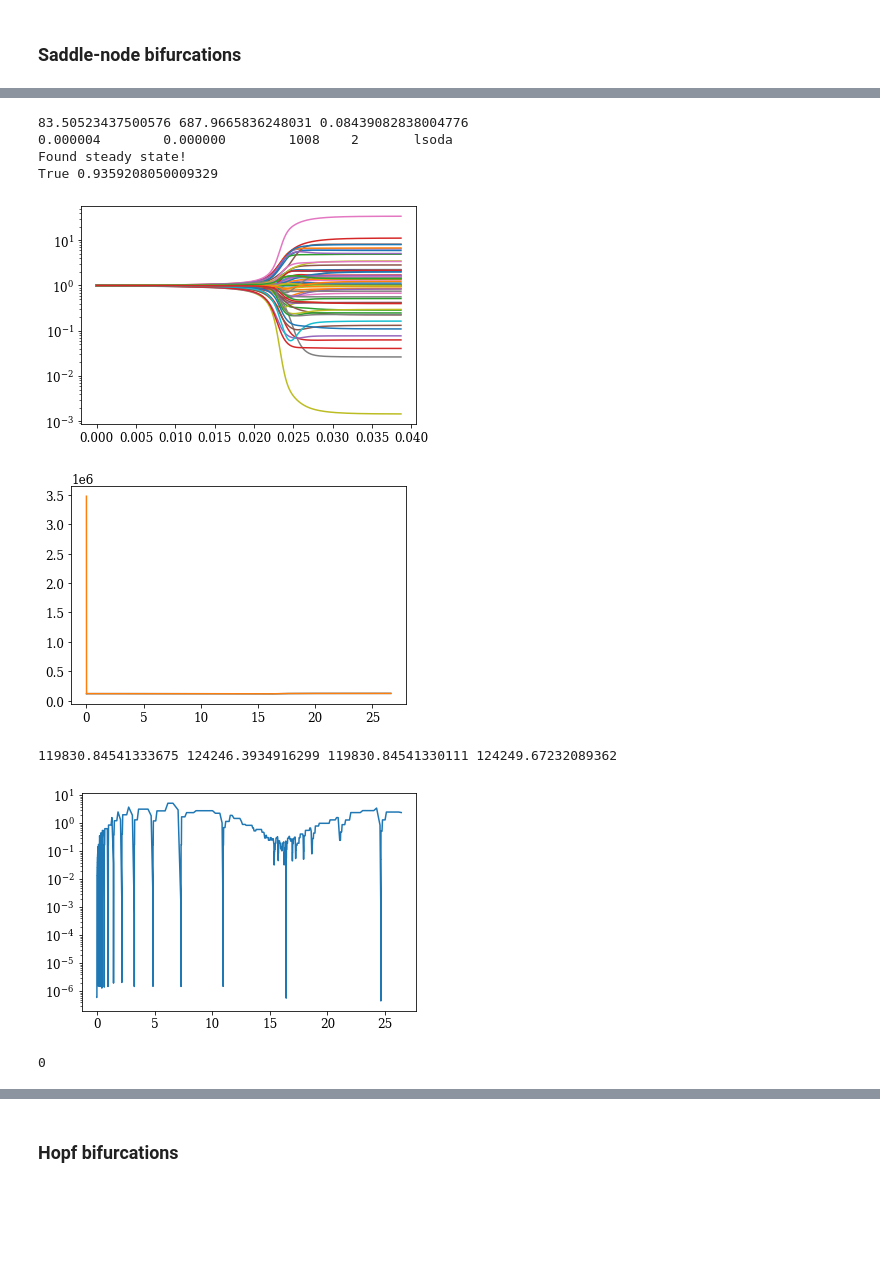
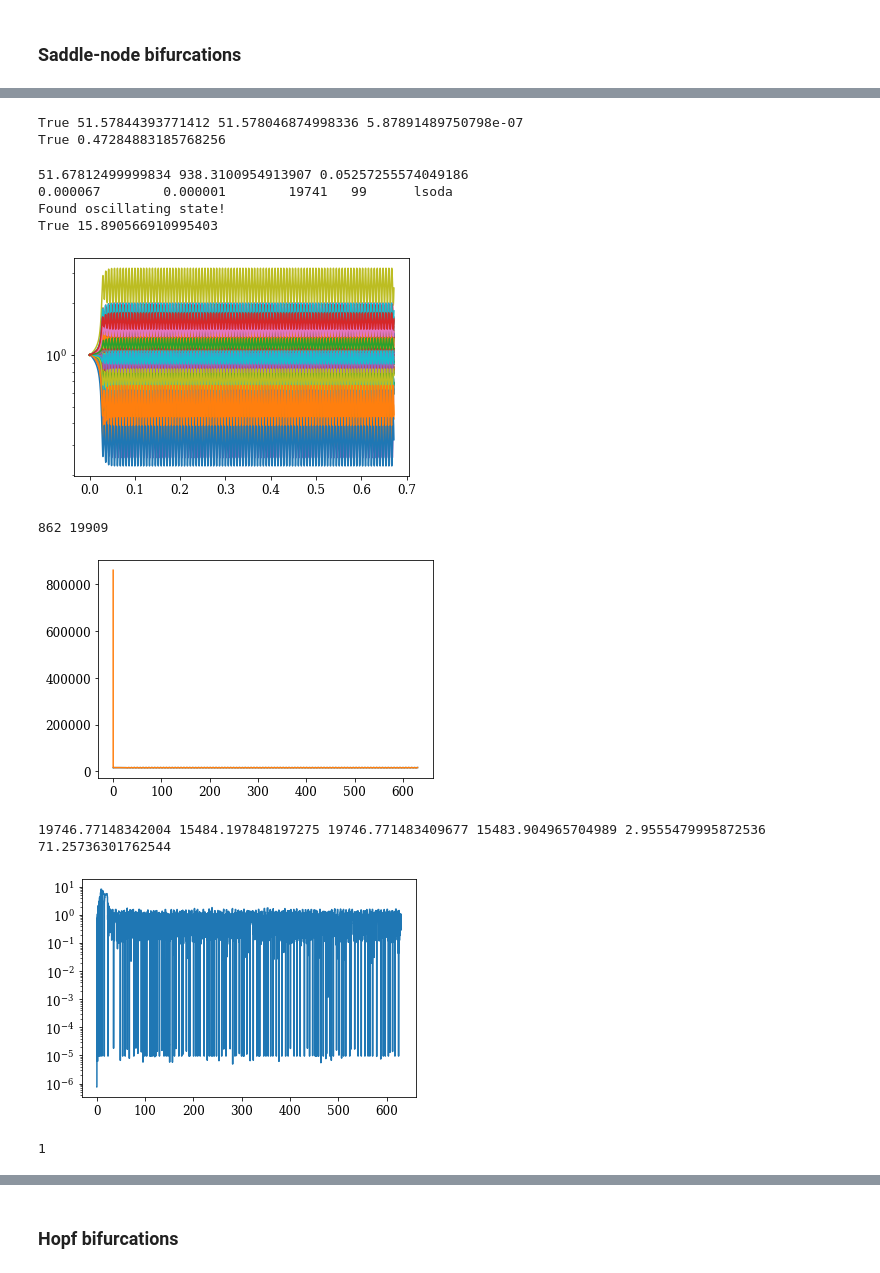
Before and after one commit to znicolaou/rmtchem, a Jupyter notebook: rmtchem.ipynb, the cells around one changed output, grey strips where cells are left out. Saved outputs shown, nothing was run; the diff lists cells and outputs as text; code cells hidden in the pictures; blank space fills up the shorter version.

```diff
--- a/rmtchem.ipynb
+++ b/rmtchem.ipynb
@@ -19,9 +19,9 @@ colors = prop_cycle.by_key()['color']
 imp.reload(rmtchem)
 n=64
 nr=int(0.5*n*np.log(n))
-nd=int(0.1*n)
+nd=int(0.05*n)
 na=0
-seed=74
+seed=983
 print(n,nr,nd,na,seed)
 
 np.random.seed(seed)
@@ -66,3 +73,19 @@ Saddle-node bifurcation!        39.029063       -7.812500e-05   1       1
+# %%
+# m0=np.where(np.max(np.real(evals),axis=1)>0)[0][0]
+imp.reload(rmtchem)
+m0=-1
+X0=Xs[m0]
+ep=epsilons[m0]
+f=lambda x:np.min(np.abs(eig(rmtchem.jac(0,rmtchem.steady(X0,eta,nu,k,(1+x)*XD1,XD2)[1],eta,nu,k,(1+x)*XD1,XD2))[0]))
+ssol=root(f,x0=ep)
+print(ssol.success,ssol.x[0],ep,ssol.fun)
+ep1=ssol.x[0]
+success,X1=rmtchem.steady(X0,eta,nu,k,(1+ep1)*XD1,XD2)
+
+print(success,np.linalg.norm(X0-X1))
+# %% [output]
+True 51.57844393771412 51.578046874998336 5.87891489750798e-07
+True 0.47284883185768256
 # %%
 imp.reload(rmtchem)
 m0=np.where(np.max(np.real(evals),axis=1)>0)[0][0]
@@ -71,42 +94,44 @@ epsilon=epsilons[m0]+1e-1
 ev,evec=np.linalg.eig(rmtchem.jac(0,X0,eta,nu,k,(1+epsilon)*XD1, XD2))
 tscale=2*np.pi/np.abs(np.real(ev[np.argmin(np.abs(np.real(ev)))]))
 dt=100/np.max(np.abs(rmtchem.func(0,X0,eta,nu,k,(1+epsilon)*XD1, XD2)/X0))
 print(epsilon,tscale,dt)
 start=timeit.default_timer()
 ts,Xts,success,m0,state=rmtchem.integrate(X0,eta,nu,k,(1+epsilon)*XD1,XD2,1e4*tscale,dt,output=True)
 # ts,Xts,success,m0,state=rmtchem.integrate(X0,eta,nu,k,(1+epsilon)*XD1,XD2,tscale,dt,output=True)
 stop=timeit.default_timer()
 print(success,stop-start)
 
 plt.yscale('log')
 plt.plot(ts/tscale,np.transpose(Xts)/X0)
 plt.show()
 sd=[rmtchem.Sdot(rmtchem.rates(Xts[:,i],eta,nu,k)) for i in range(len(ts))]
 wd=[rmtchem.Wdot(Xts[:,i],G,(1+epsilon)*XD1,XD2) for i in range(len(ts))]
-sd1=rmtchem.Sdot(rmtchem.rates(X0,eta,nu,k))
-wd1=rmtchem.Wdot(X0, G, (1+epsilon-1e-1)*XD1, XD2)
+print(m0,len(ts))
 sd2=np.sum(np.diff(ts)[m0-1:]*sd[m0:])/np.sum(np.diff(ts)[m0-1:])
 wd2=np.sum(np.diff(ts)[m0-1:]*wd[m0:])/ np.sum(np.diff(ts)[m0-1:])
+dn1=np.sum(np.diff(ts)[m0-1:]*[np.linalg.norm((Xts[:,i]-X0)/X0) for i in range(m0,len(ts))])/ np.sum(np.diff(ts)[m0-1:])
+dn2=np.sum(np.diff(ts)[m0-1:]*[np.linalg.norm(Xts[:,i]-X0) for i in range(m0,len(ts))])/ np.sum(np.diff(ts)[m0-1:])
 plt.plot(ts,sd)
 plt.plot(ts,wd)
 plt.show()
-print(sd1, sd2, wd1, wd2)
+print(sd1, sd2, wd1, wd2, dn1,dn2)
 
 plt.yscale('log')
 plt.plot(ts[:-1],np.diff(ts)/dt)
 plt.show()
 print(state)
 plt.plot(ts[m0:]/tscale,np.linalg.norm(Xts,axis=0)[m0:])
 plt.show()
 plt.plot(Xts[0,m0:],Xts[1,m0:],linewidth=0.1)
 plt.show()
 # %% [output]
-83.50523437500576 687.9665836248031 0.08439082838004776
-0.000004        0.000000        1008    2       lsoda
-Found steady state!
-True 0.9359208050009329
+51.67812499999834 938.3100954913907 0.05257255574049186
+0.000067        0.000001        19741   99      lsoda
+Found oscillating state!
+True 15.890566910995403
-[figure, old version]
+[figure, new version]
+862 19909
-[figure, old version]
+[figure, new version]
-119830.84541333675 124246.3934916299 119830.84541330111 124249.67232089362
+19746.77148342004 15484.197848197275 19746.771483409677 15483.904965704989 2.9555479995872536 71.25736301762544
-[figure, old version]
+[figure, new version]
-0
+1
```
Also changed, not shown: parts of 5 cells of this notebook, 1 other file.
